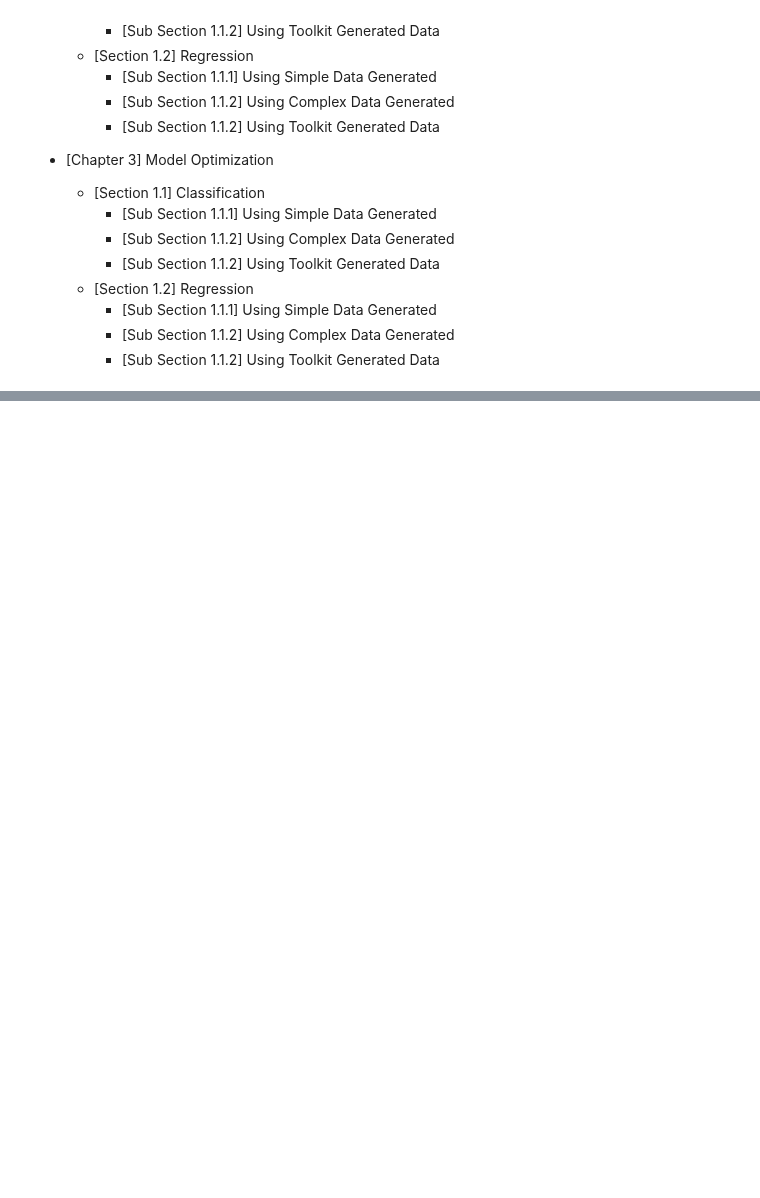
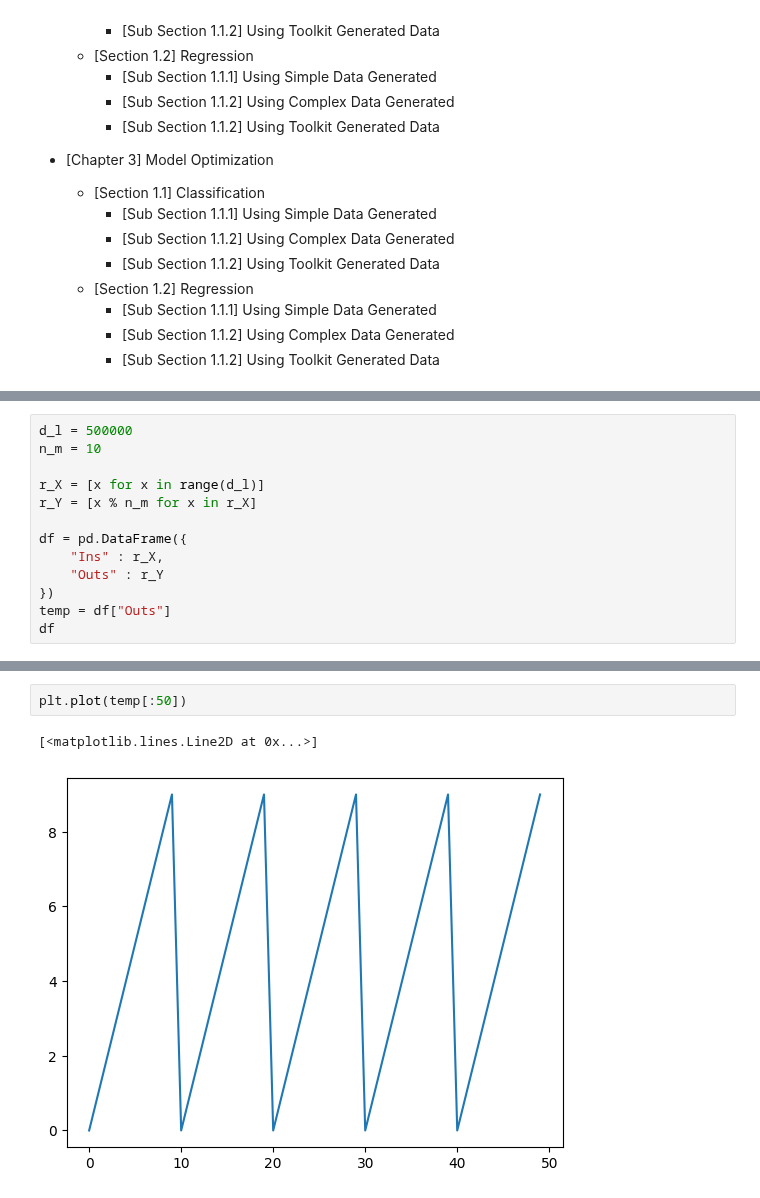
Before and after one commit to alaricespina/Thesis-Repository, a Jupyter notebook: Neural Network Files/ClassificationAI.ipynb, the cells around one changed output, grey strips where cells are left out. Saved outputs shown, nothing was run; the diff lists cells and outputs as text; blank space fills up the shorter version.

```diff
--- a/Neural Network Files/ClassificationAI.ipynb
+++ b/Neural Network Files/ClassificationAI.ipynb
@@ -145,0 +183,13 @@ ValueError: Failed to find data adapter that can handle input: <class 'NoneType'
+# %%
+d_l = 500000
+n_m = 10
+
+r_X = [x for x in range(d_l)]
+r_Y = [x % n_m for x in r_X]
+
+df = pd.DataFrame({
+    "Ins" : r_X,
+    "Outs" : r_Y
+})
+temp = df["Outs"]
+df
@@ -145,0 +210,5 @@ ValueError: Failed to find data adapter that can handle input: <class 'NoneType'
+# %%
+plt.plot(temp[:50])
+# %% [output]
+[<matplotlib.lines.Line2D at 0x...>]
+[figure, added]
```
Also changed, not shown: parts of 27 cells of this notebook, 7 other files.
